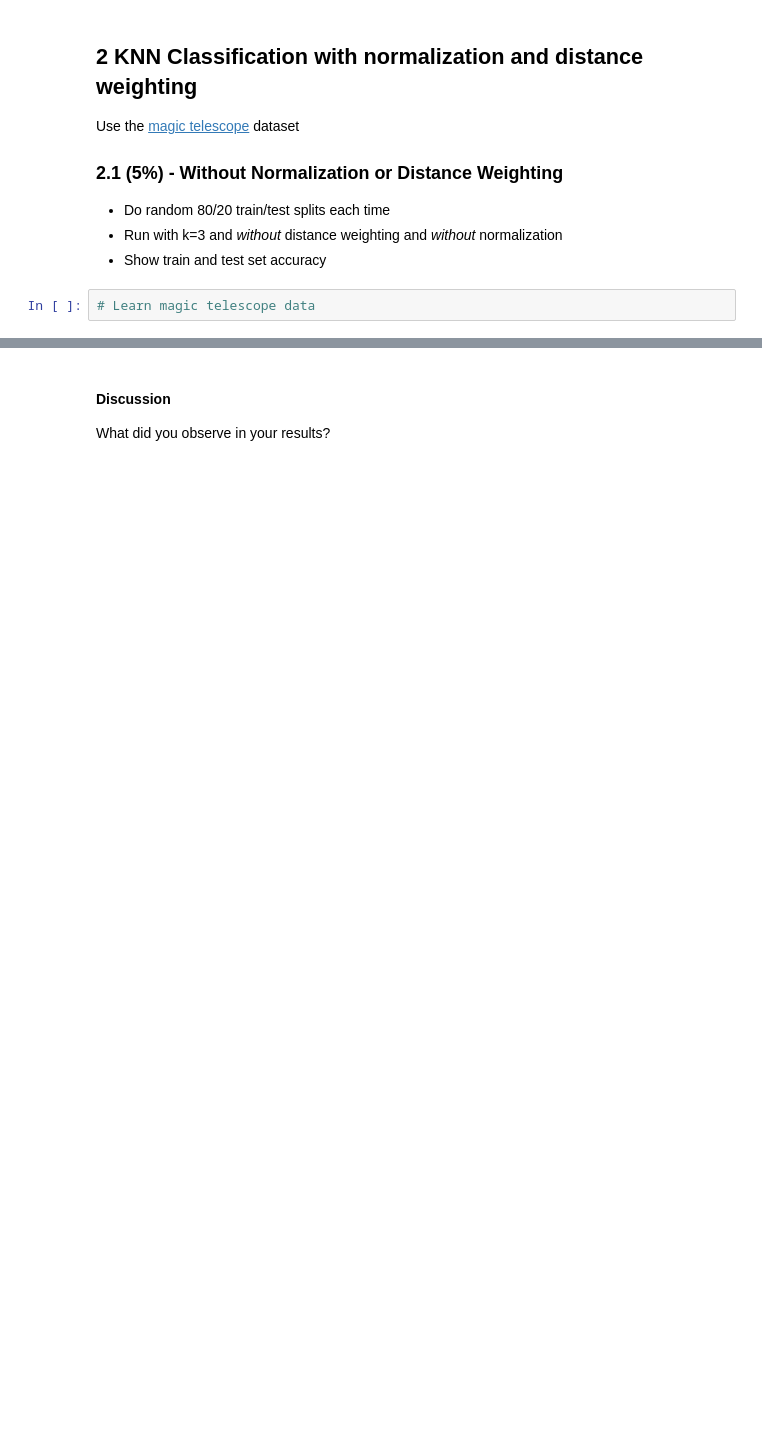
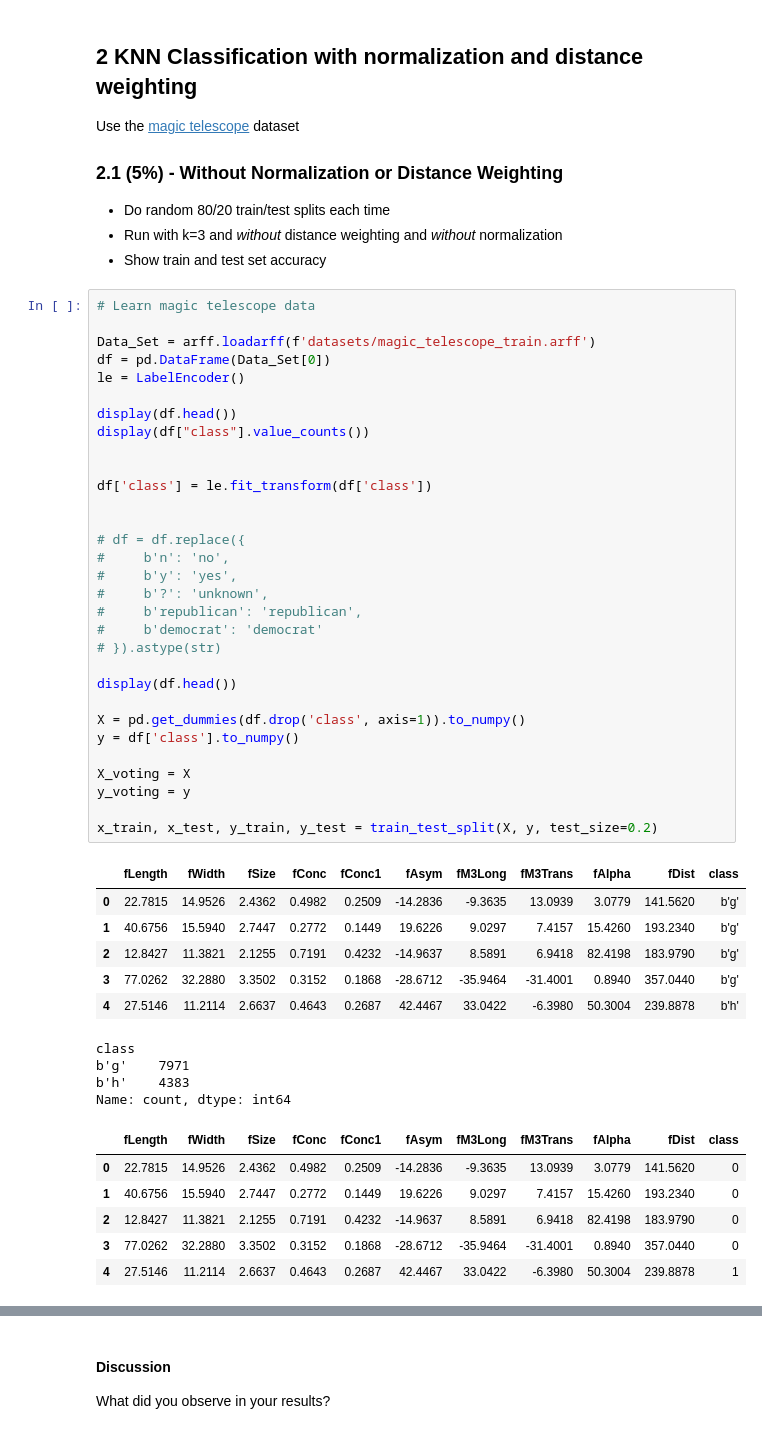
Before and after one commit to tychart/byu-cs-270-projects, a Jupyter notebook: KNN Lab.ipynb, the cells around one changed output, grey strips where cells are left out. Cells and saved outputs as stored; diff of their text form; blank space fills up the shorter version.

```diff
--- a/KNN Lab.ipynb
+++ b/KNN Lab.ipynb
@@ -157,5 +150,51 @@ Use the [magic telescope](https://axon.cs.byu.edu/data/uci_class/MagicTelescope.
 - Do random 80/20 train/test splits each time
 - Run with k=3 and *without* distance weighting and *without* normalization
 - Show train and test set accuracy
-# %%
-# Learn magic telescope data
+# %%
+# Learn magic telescope data
+
+Data_Set = arff.loadarff(f'datasets/magic_telescope_train.arff')
+df = pd.DataFrame(Data_Set[0])
+le = LabelEncoder()
+
+display(df.head())
+display(df["class"].value_counts())
+
+
+df['class'] = le.fit_transform(df['class'])
+
+
+# df = df.replace({
+#     b'n': 'no',
+#     b'y': 'yes',
+#     b'?': 'unknown',
+#     b'republican': 'republican',
+#     b'democrat': 'democrat'
+# }).astype(str)
+
+display(df.head())
+
+X = pd.get_dummies(df.drop('class', axis=1)).to_numpy()
+y = df['class'].to_numpy()
+
+X_voting = X
+y_voting = y
+
+x_train, x_test, y_train, y_test = train_test_split(X, y, test_size=0.2)
+# %% [output]
+|  | fLength | fWidth | fSize | fConc | fConc1 | fAsym | fM3Long | fM3Trans | fAlpha | fDist | class |
+| 0 | 22.7815 | 14.9526 | 2.4362 | 0.4982 | 0.2509 | -14.2836 | -9.3635 | 13.0939 | 3.0779 | 141.5620 | b'g' |
+| 1 | 40.6756 | 15.5940 | 2.7447 | 0.2772 | 0.1449 | 19.6226 | 9.0297 | 7.4157 | 15.4260 | 193.2340 | b'g' |
+| 2 | 12.8427 | 11.3821 | 2.1255 | 0.7191 | 0.4232 | -14.9637 | 8.5891 | 6.9418 | 82.4198 | 183.9790 | b'g' |
+| 3 | 77.0262 | 32.2880 | 3.3502 | 0.3152 | 0.1868 | -28.6712 | -35.9464 | -31.4001 | 0.8940 | 357.0440 | b'g' |
+| 4 | 27.5146 | 11.2114 | 2.6637 | 0.4643 | 0.2687 | 42.4467 | 33.0422 | -6.3980 | 50.3004 | 239.8878 | b'h' |
+class
+b'g'    7971
+b'h'    4383
+Name: count, dtype: int64
+|  | fLength | fWidth | fSize | fConc | fConc1 | fAsym | fM3Long | fM3Trans | fAlpha | fDist | class |
+| 0 | 22.7815 | 14.9526 | 2.4362 | 0.4982 | 0.2509 | -14.2836 | -9.3635 | 13.0939 | 3.0779 | 141.5620 | 0 |
+| 1 | 40.6756 | 15.5940 | 2.7447 | 0.2772 | 0.1449 | 19.6226 | 9.0297 | 7.4157 | 15.4260 | 193.2340 | 0 |
+| 2 | 12.8427 | 11.3821 | 2.1255 | 0.7191 | 0.4232 | -14.9637 | 8.5891 | 6.9418 | 82.4198 | 183.9790 | 0 |
+| 3 | 77.0262 | 32.2880 | 3.3502 | 0.3152 | 0.1868 | -28.6712 | -35.9464 | -31.4001 | 0.8940 | 357.0440 | 0 |
+| 4 | 27.5146 | 11.2114 | 2.6637 | 0.4643 | 0.2687 | 42.4467 | 33.0422 | -6.3980 | 50.3004 | 239.8878 | 1 |
```
Also changed, not shown: parts of 33 cells of this notebook, 1 other file.
